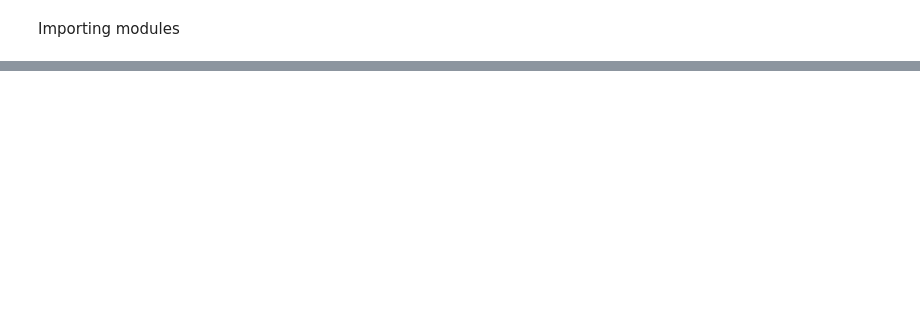
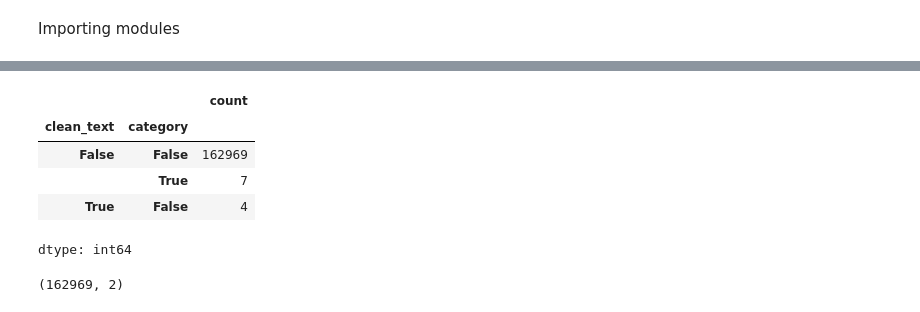
Before and after one commit to AdityaBhoir510/NLP_sentimental_analysis, a Jupyter notebook: Sementic_analysis_X_dataset.ipynb, the cells around one changed output, grey strips where cells are left out. Saved outputs shown, nothing was run; the diff lists cells and outputs as text; code cells hidden in the pictures; blank space fills up the shorter version.

```diff
--- a/Sementic_analysis_X_dataset.ipynb
+++ b/Sementic_analysis_X_dataset.ipynb
@@ -26,0 +29,9 @@ Name: count, dtype: int64
+# %%
+df.isna().value_counts()
+# %% [output]
+|  |  | count |
+| clean_text | category |  |
+| False | False | 162969 |
+|  | True | 7 |
+| True | False | 4 |
+dtype: int64
@@ -26,0 +40,4 @@ Name: count, dtype: int64
+# %%
+df.shape
+# %% [output]
+(162969, 2)
```
Also changed, not shown: parts of 17 cells of this notebook.
